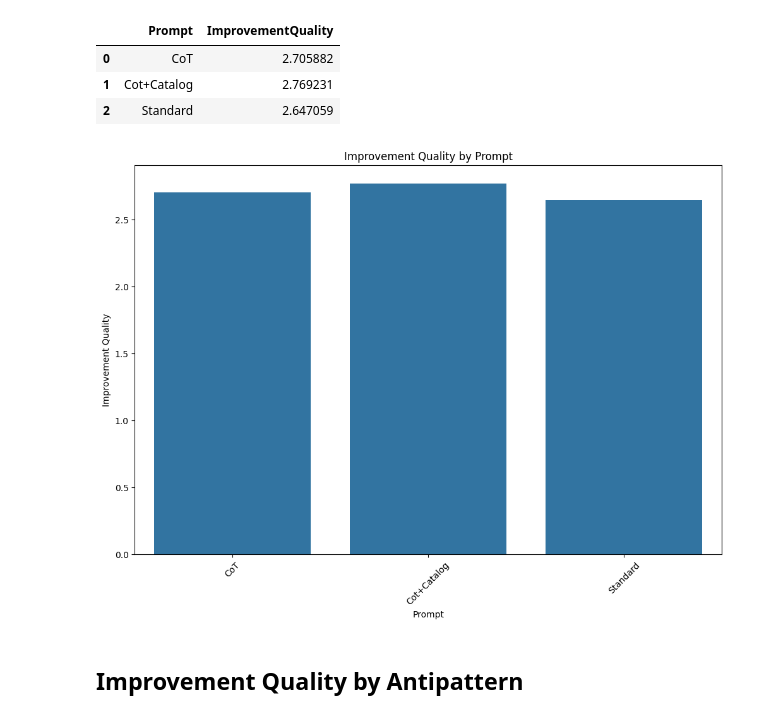
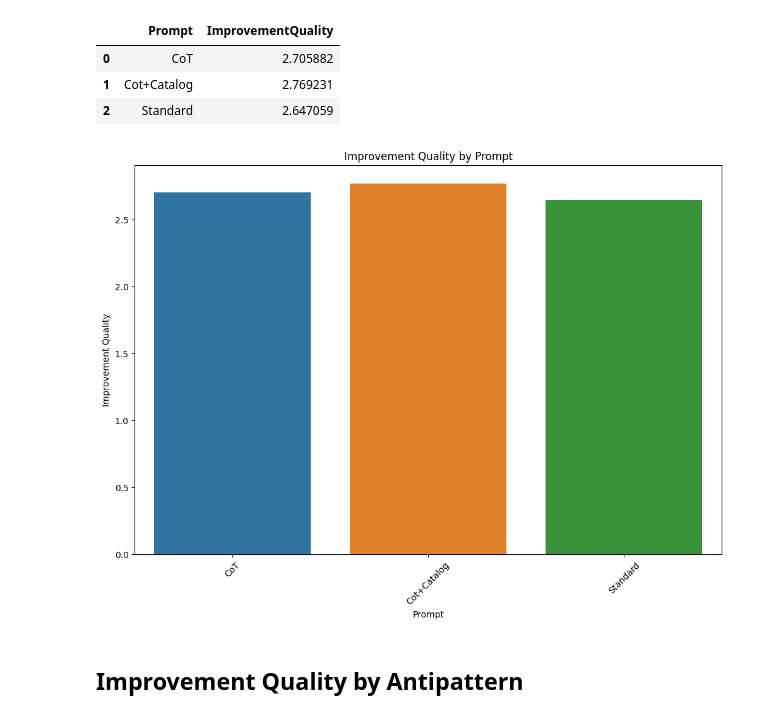
Before and after one commit to fapfaff/ai-detection-of-architectural-antipatterns, a Jupyter notebook: evaluation/evaluation.ipynb, the cells around one changed output. Cells and saved outputs as stored; diff of their text form; code cells hidden in the pictures.

```diff
--- a/evaluation/evaluation.ipynb
+++ b/evaluation/evaluation.ipynb
@@ -324,14 +324,14 @@ quality_by_prompt
 | 2 | Standard | 2.647059 |
 # %%
 plt.figure(figsize=(12, 8))
-sns.barplot(x='Prompt', y='ImprovementQuality', data=quality_by_prompt)
+sns.barplot(x='Prompt', y='ImprovementQuality', data=quality_by_prompt, hue="Prompt"),
 plt.title('Improvement Quality by Prompt')
 plt.xlabel("Prompt")
 plt.ylabel("Improvement Quality")
 plt.xticks(rotation=45)
 plt.show()
 # %% [output]
-[figure, old version]
+[figure, new version]
 # %% [markdown]
 ## Improvement Quality by Antipattern
 # %%
```
Also changed, not shown: parts of 4 cells of this notebook.
